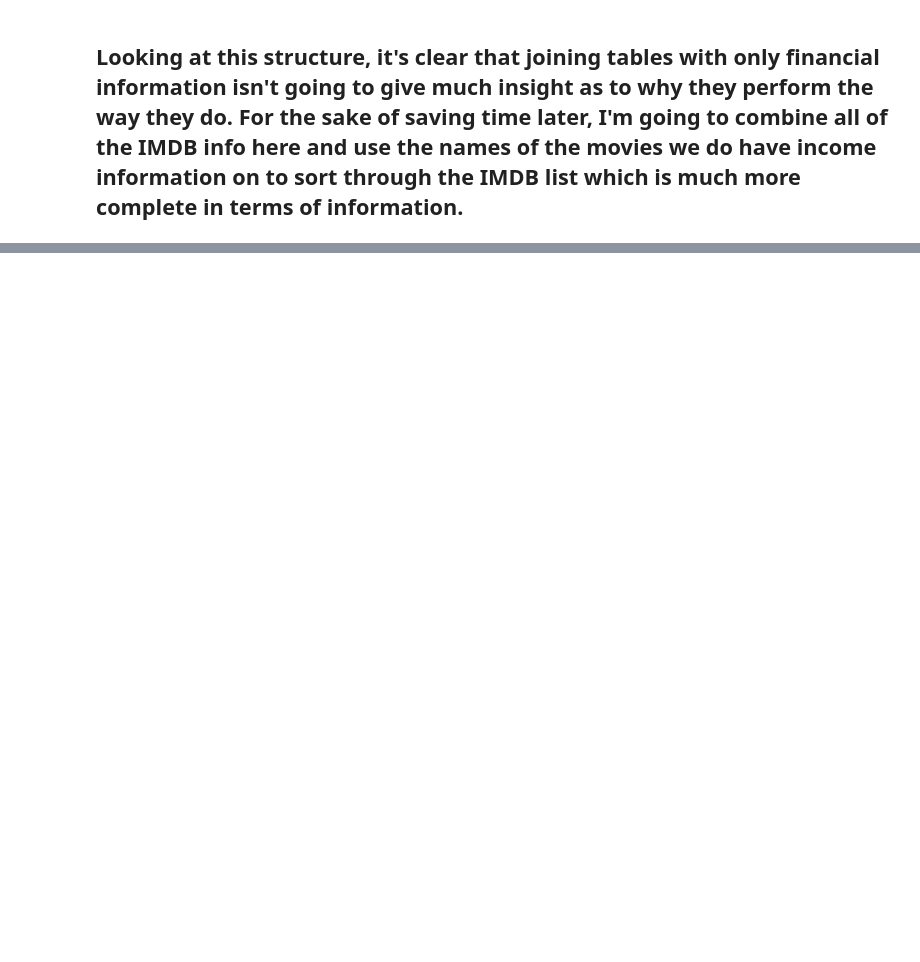
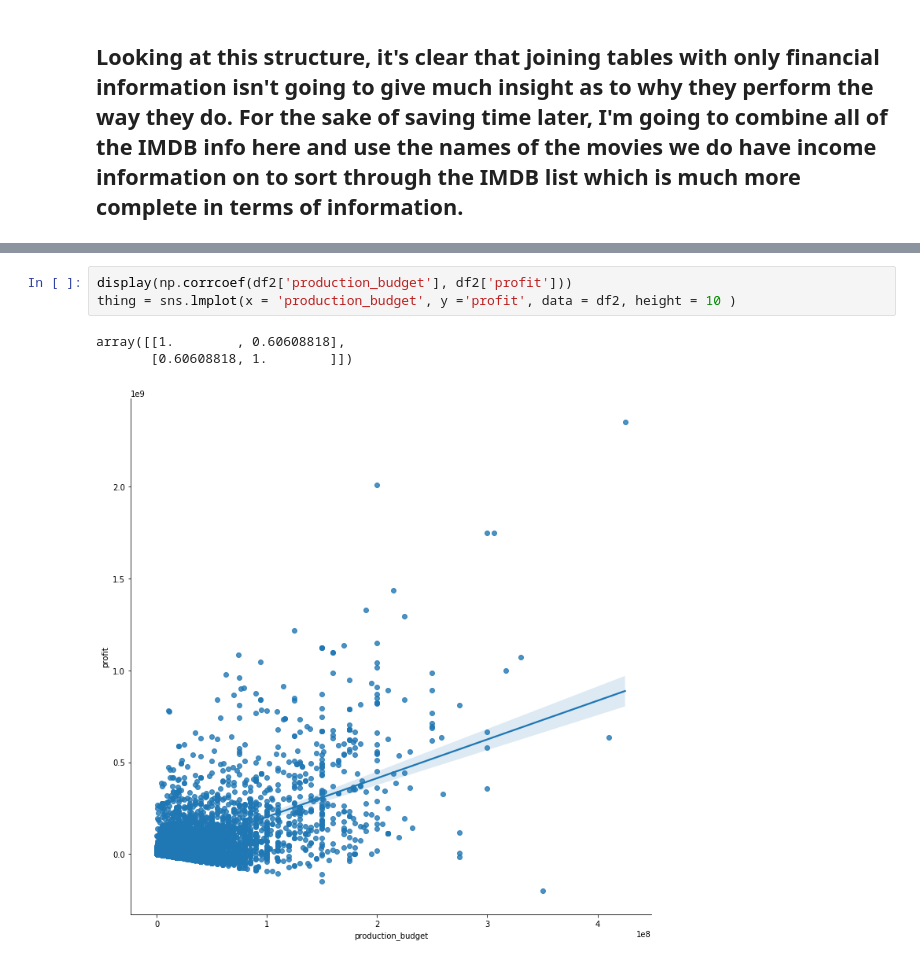
Before and after one commit to minthammock/dsc-mod-1-project-v2-1-onl01-dtsc-pt-041320, a Jupyter notebook: student.ipynb, the cells around one changed output, grey strips where cells are left out. Drawn from its saved outputs; the diff is of its cells as text; blank space fills up the shorter version.

```diff
--- a/student.ipynb
+++ b/student.ipynb
@@ -171,0 +211,7 @@ dtype('O')
+# %%
+display(np.corrcoef(df2['production_budget'], df2['profit']))
+thing = sns.lmplot(x = 'production_budget', y ='profit', data = df2, height = 10 )
+# %% [output]
+array([[1.        , 0.60608818],
+       [0.60608818, 1.        ]])
+[figure, added]
```
Also changed, not shown: parts of 21 cells of this notebook.
